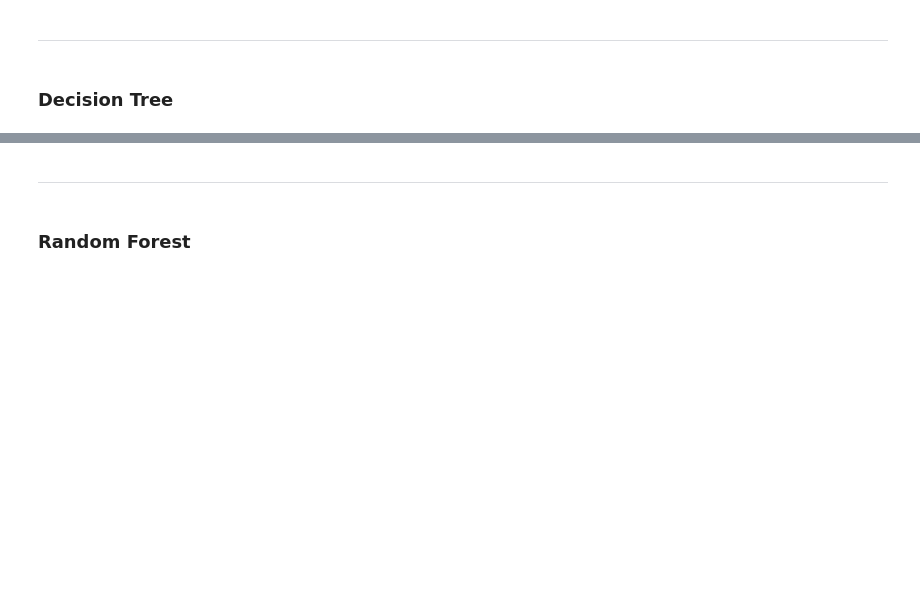
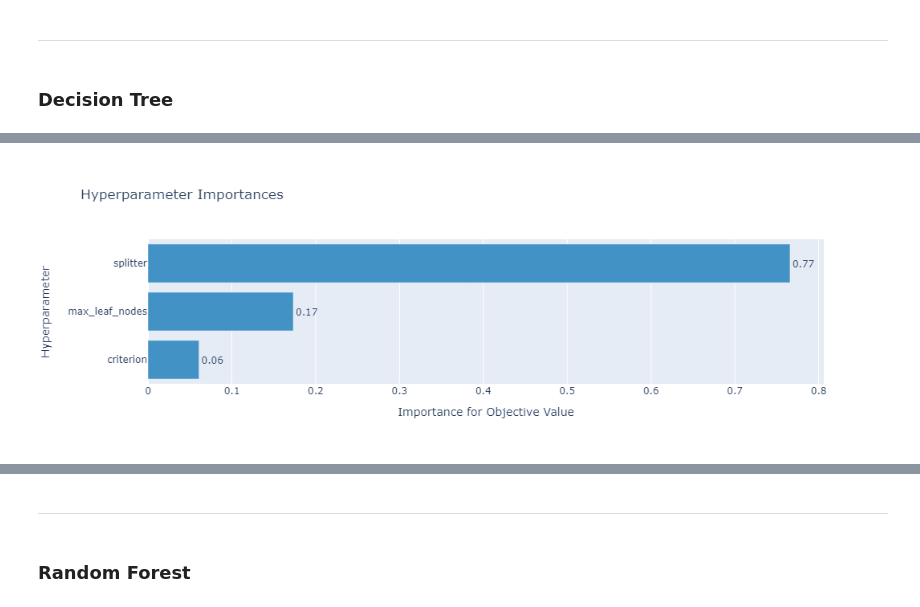
Before and after one commit to abhisekdas0fficial/house-price-prediction, a Jupyter notebook: Model.ipynb, the cells around one changed output, grey strips where cells are left out. Saved outputs shown, nothing was run; the diff lists cells and outputs as text; code cells hidden in the pictures; blank space fills up the shorter version.

```diff
--- a/Model.ipynb
+++ b/Model.ipynb
@@ -3,19 +3,14 @@ import numpy as np
 import pandas as pd
 import matplotlib.pyplot as plt
 import seaborn as sns
+from sklearn.model_selection import ShuffleSplit, cross_val_score
+from sklearn.metrics import (
+    mean_absolute_error,
+    mean_squared_error,
+    r2_score
+)
+import optuna
 import pickle
-
-# Setting up matplotlib
-%matplotlib inline
-plt.rc("figure", dpi=100)
-plt.rc(
-    "axes",
-    labelweight="bold",
-    labelsize="large",
-    titleweight="bold",
-    titlesize=14,
-    titlepad=10,
-)
 # %%
 file_path_train = "./Bangalore_house_prices/train.csv"
 file_path_test = "./Bangalore_house_prices/test.csv"
@@ -227,3 +146,23 @@ Cross Validation Mean Score     0.8464713287043215
 ---
 # %% [markdown]
 ### Decision Tree
+# %%
+from sklearn.tree import DecisionTreeRegressor
+
+def objective(trial):
+    dt_params = dict(
+        criterion=trial.suggest_categorical('criterion', ["squared_error", "friedman_mse"]),
+        splitter=trial.suggest_categorical('splitter', ["best", "random"]),
+        max_leaf_nodes=trial.suggest_int("max_leaf_nodes", 100, 3000)
+    )
+
+    dt = Pipeline(steps=[
+        ('preprocessor', preprocessor),
+        ('model', DecisionTreeRegressor(**dt_params))
+    ])
+
+    return cross_val_score(dt, X_train, y_train, cv=cv).mean()
+
+study = optuna.create_study(direction="maximize")
+study.optimize(objective, n_trials=20)
+dt_params = study.best_params
@@ -229,0 +187,3 @@ Cross Validation Mean Score     0.8464713287043215
+# %%
+optuna.visualization.plot_param_importances(study)
+# %% [output]
@@ -229,0 +191 @@ Cross Validation Mean Score     0.8464713287043215
+[figure, added]
```
Also changed, not shown: parts of 50 cells of this notebook, 4 other files.
